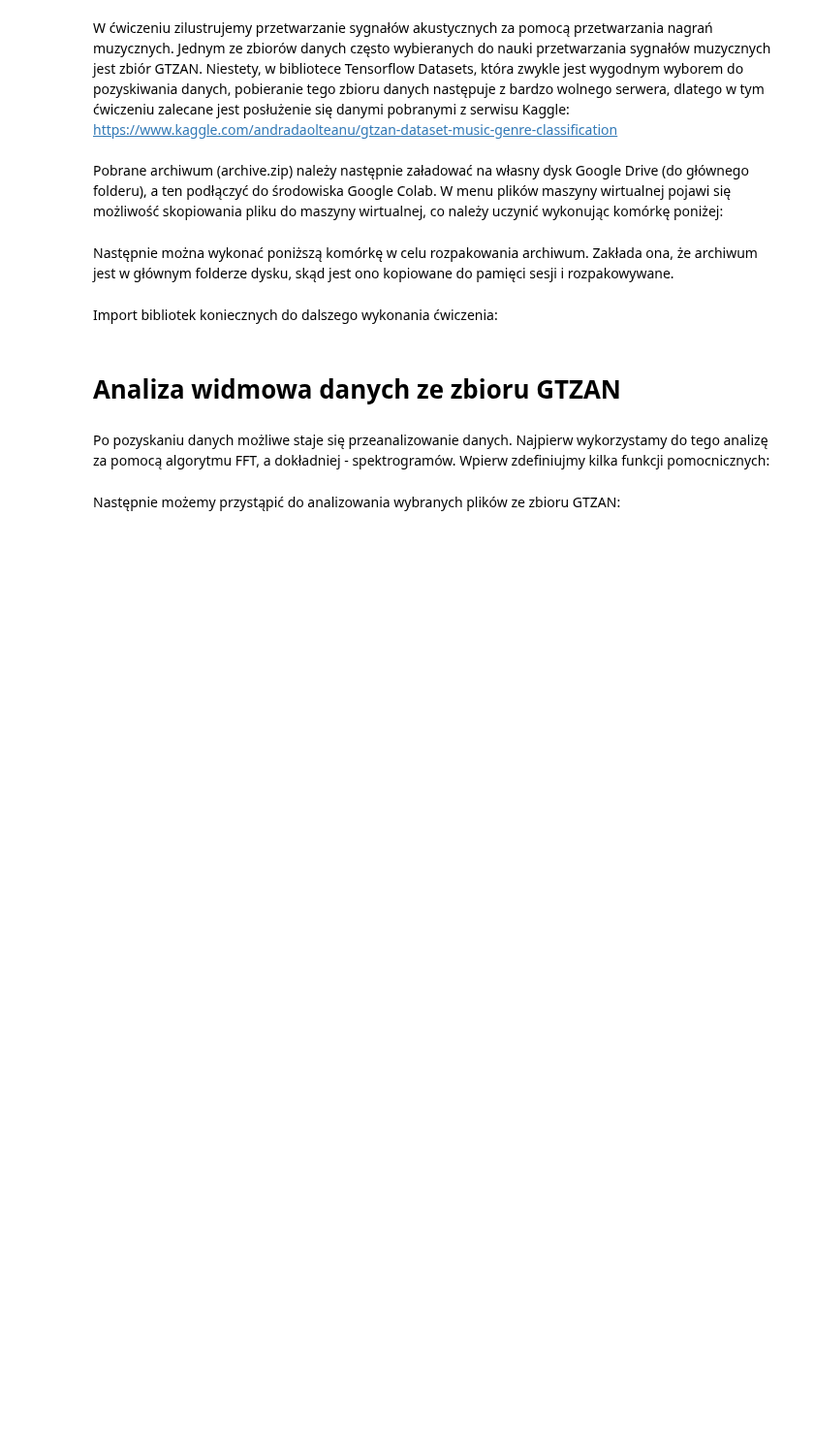
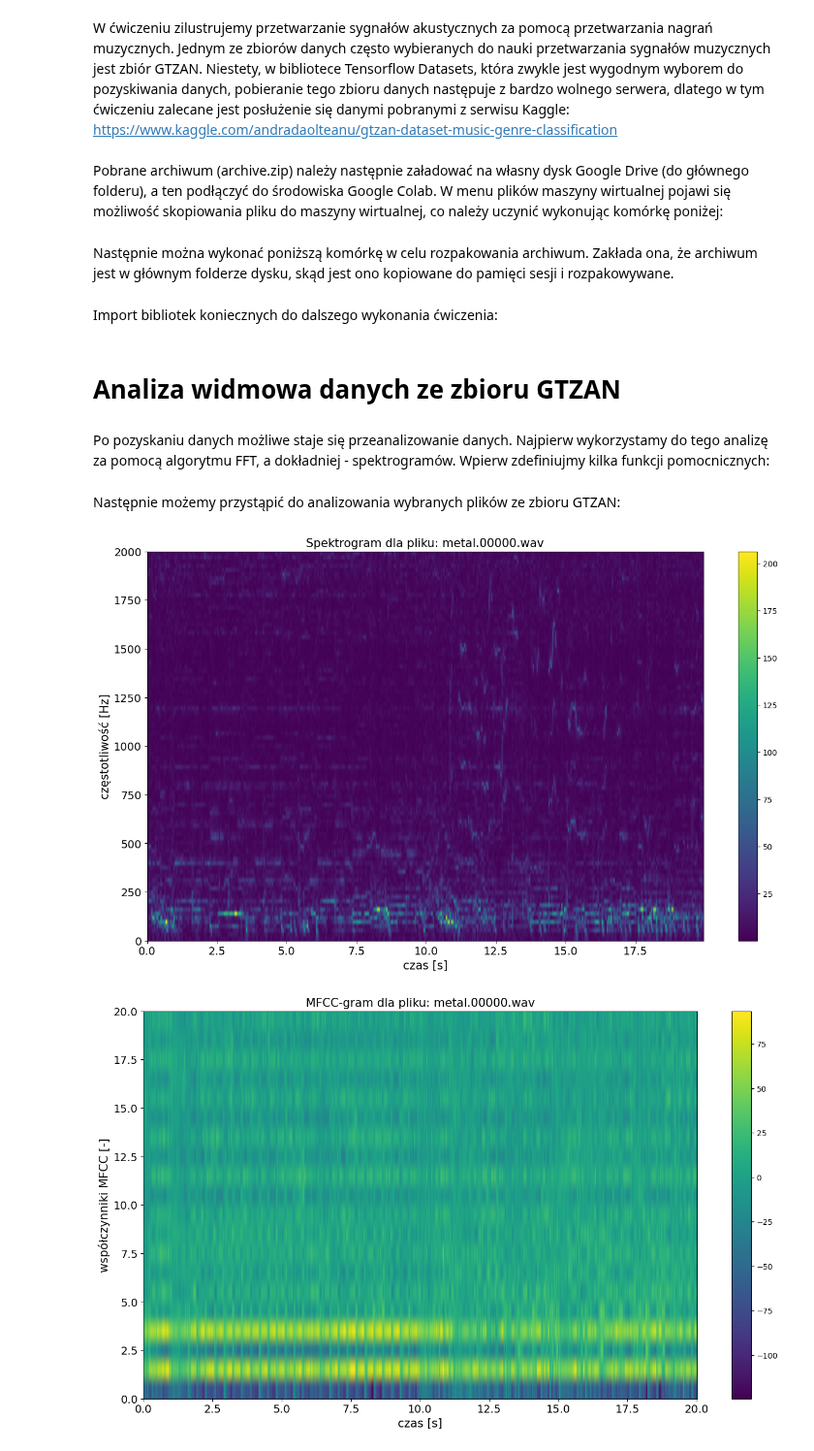
Before and after one commit to igorjoz/multimodal-ai, a Jupyter notebook: multimedia-processing/lab2/P1_analiza_widmowa/P1_analiza_widmowa.ipynb, the cells around one changed output. Shown at 97% size. Cells and saved outputs as stored; diff of their text form; code cells hidden in the pictures; blank space fills up the shorter version.

```diff
--- a/multimedia-processing/lab2/P1_analiza_widmowa/P1_analiza_widmowa.ipynb
+++ b/multimedia-processing/lab2/P1_analiza_widmowa/P1_analiza_widmowa.ipynb
@@ -124,8 +124,14 @@ Następnie możemy przystąpić do analizowania wybranych plików ze zbioru GTZA
 # %%
 # ------------------------------------------------------------------
 # Ścieżki do analizowanego pliku i do zbioru danych GTZAN:
-gtzan_dataset_inpath = "Data/genres_original"
-chosen_fpath         = "classical/classical.00000.wav"
+plots_path =
+
+gtzan_dataset_inpath = "C:\\Users\\igor\\source\\multimodal-ai\\multimedia-processing\\lab2\\P1_analiza_widmowa\\Data\\genres_original"
+
+chosen_genre        = "metal"
+chosen_recording_number = "00000"
+
+chosen_fpath         = f"{chosen_genre}/{chosen_genre}.{chosen_recording_number}.wav"
 
 # ------------------------------------------------------------------
 # Nastawy przetwarzania pliku za pomocą spektrogramów
@@ -166,30 +172,37 @@ spectrogram    = signal_to_spectrogram(audio_slice, frame_length, overlap_factor
 mfccgram       = mfcc(y=audio_slice, sr=fs, n_mfcc=n_mfcc, n_fft=n_fft)
 
 # ------------------------------------------------------------------
 # Wizualizacja
 
 fontsize = 15
 
 plt.figure(figsize=(16,9))
 plt.imshow(spectrogram, aspect='auto', origin="lower", extent=[0,spectrogram.shape[1]*frame_length/fs,0,fs//2])
 plt.xlabel("czas [s]", fontsize=fontsize)
 plt.ylabel("częstotliwość [Hz]", fontsize=fontsize)
 plt.title(f"Spektrogram dla pliku: {os.path.basename(chosen_fpath)}", fontsize=fontsize)
 plt.xticks(fontsize=fontsize-1)
 plt.yticks(fontsize=fontsize-1)
 plt.colorbar()
 
 # Czasami żeby zauważyć najciekawsze szczegóły konieczne będzie zbliżenie na
 # dolną część widma. Odkomentować w razie potrzeby:
 plt.ylim([0,2000])
 
 plt.figure(figsize=(16,9))
 plt.imshow(mfccgram, aspect='auto', origin="lower", extent=[0,mfccgram.shape[1]*n_fft/fs/2,0,n_mfcc])
 plt.xlabel("czas [s]", fontsize=fontsize)
 plt.ylabel("współczynniki MFCC [-]", fontsize=fontsize)
 plt.title(f"MFCC-gram dla pliku: {os.path.basename(chosen_fpath)}", fontsize=fontsize)
 plt.xticks(fontsize=fontsize-1)
 plt.yticks(fontsize=fontsize-1)
 plt.colorbar()
 
+# save plots to: C:\Users\igor\source\multimodal-ai\multimedia-processing\lab2\P1_analiza_widmowa\plots
+plt.savefig(f"C:\\Users\\igor\\source\\multimodal-ai\\multimedia-processing\\lab2\\P1_analiza_widmowa\\plots\\{chosen_genre}_{chosen_recording_number}_spectrogram.png")
+# plt.savefig(f"plots/{chosen_genre}_{chosen_recording_number}_mfccgram.png")
+
 plt.show()
+# %% [output]
+[figure, added]
+[figure, added]
```
Also changed, not shown: 8 other files.
